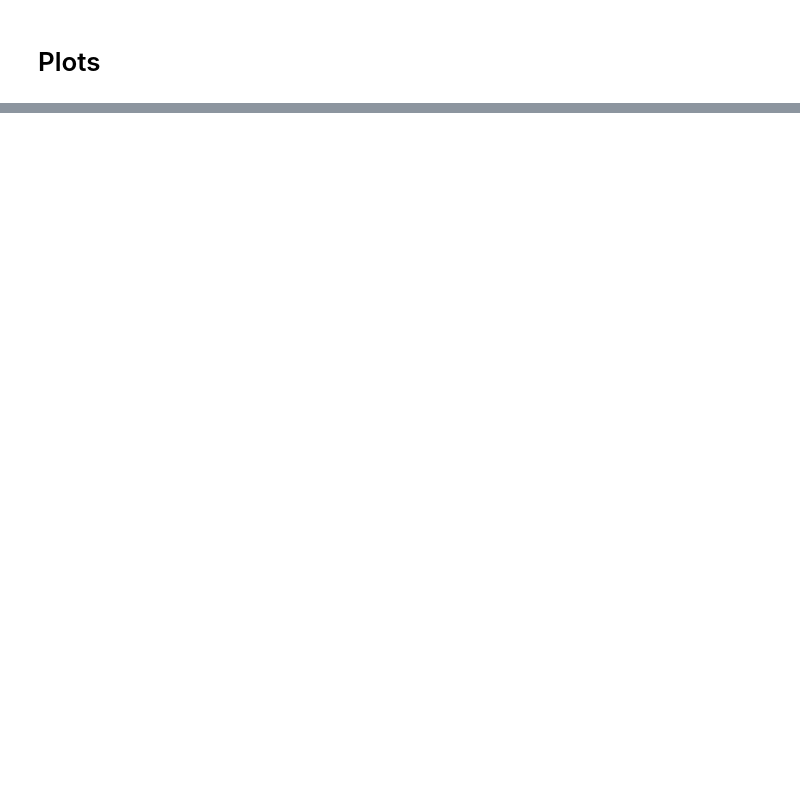
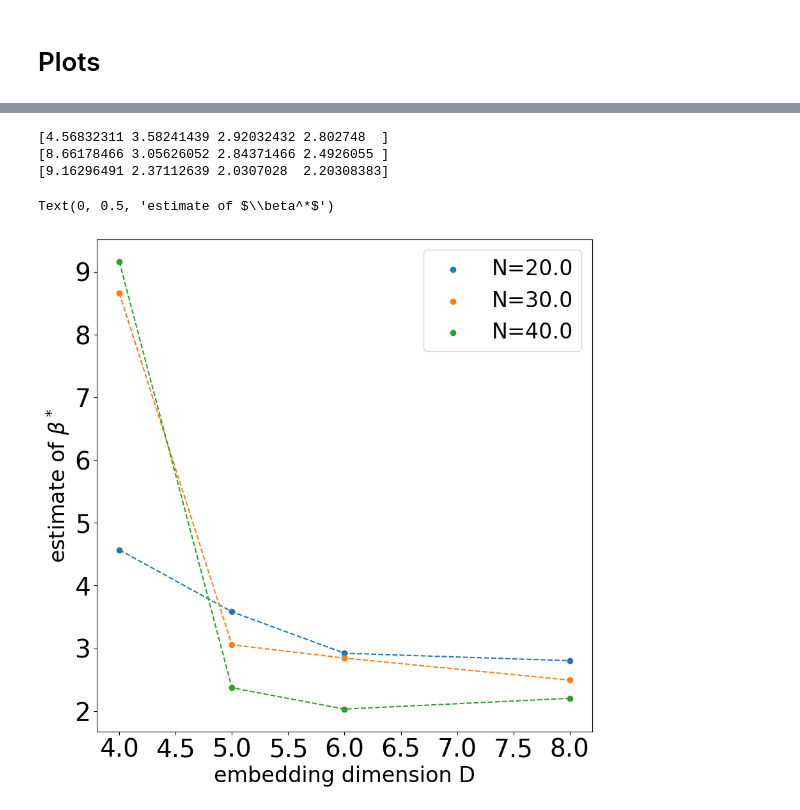
Before and after one commit to mjagadeesan/supply-side-equilibria, a Jupyter notebook: notebook.ipynb, the cells around one changed output, grey strips where cells are left out. Saved outputs shown, nothing was run; the diff lists cells and outputs as text; code cells hidden in the pictures; blank space fills up the shorter version.

```diff
--- a/notebook.ipynb
+++ b/notebook.ipynb
@@ -487,0 +864,32 @@ plt.savefig('./Plots/beta-q', bbox_inches='tight')
+# %%
+import numpy as np
+import matplotlib.pyplot as plt
+
+# Read data from files
+betas = np.loadtxt('./Data/betas_actual.txt')
+N_vals = np.loadtxt('./Data/N_vals_actual.txt')
+dim_values = np.loadtxt('./Data/dim_values_actual.txt')
+
+width=10
+height = 10
+fig, ax = plt.subplots(figsize=(width, height))
+
+# Create a plot
+for i in range(len(N_vals)):
+    betas_val = betas[i]
+    print(betas_val)
+    plt.scatter(dim_values, betas_val, label='N='+str(N_vals[i]), color = 'C'+str(i))
+    plt.plot(dim_values, betas_val, '--', color = 'C'+str(i))
+
+plt.legend(fontsize=24)
+plt.xticks(fontsize=28)
+plt.yticks(fontsize=28)
+plt.xlabel('embedding dimension D', fontsize=24)
+plt.ylabel('estimate of $\\beta^*$', fontsize=24)
+# plt.savefig('./Plots/beta-q-actual', bbox_inches='tight')
+# %% [output]
+[4.56832311 3.58241439 2.92032432 2.802748  ]
+[8.66178466 3.05626052 2.84371466 2.4926055 ]
+[9.16296491 2.37112639 2.0307028  2.20308383]
+Text(0, 0.5, 'estimate of $\\beta^*$')
+[figure, added]
```
Also changed, not shown: parts of 25 cells of this notebook, 25 other files.
